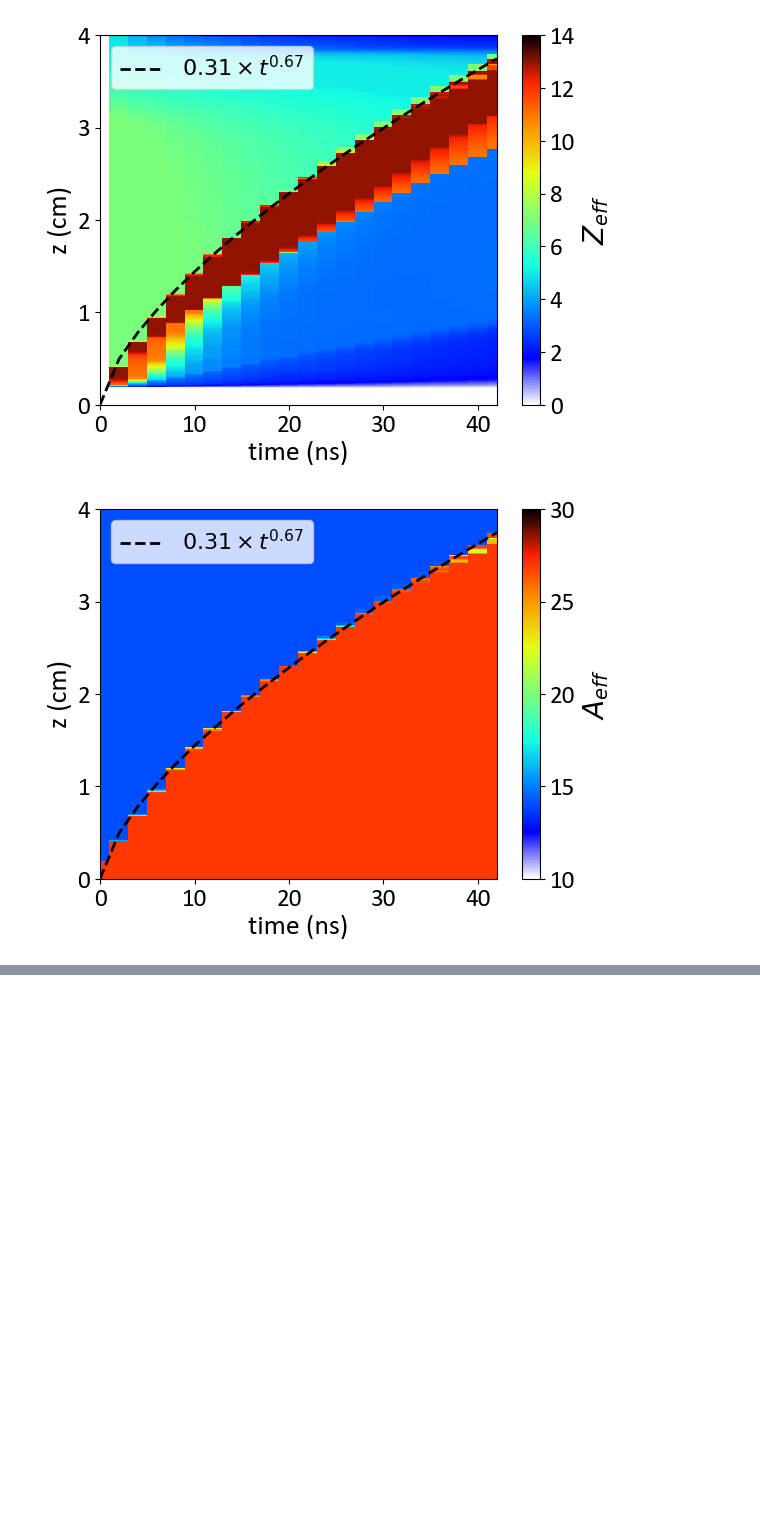
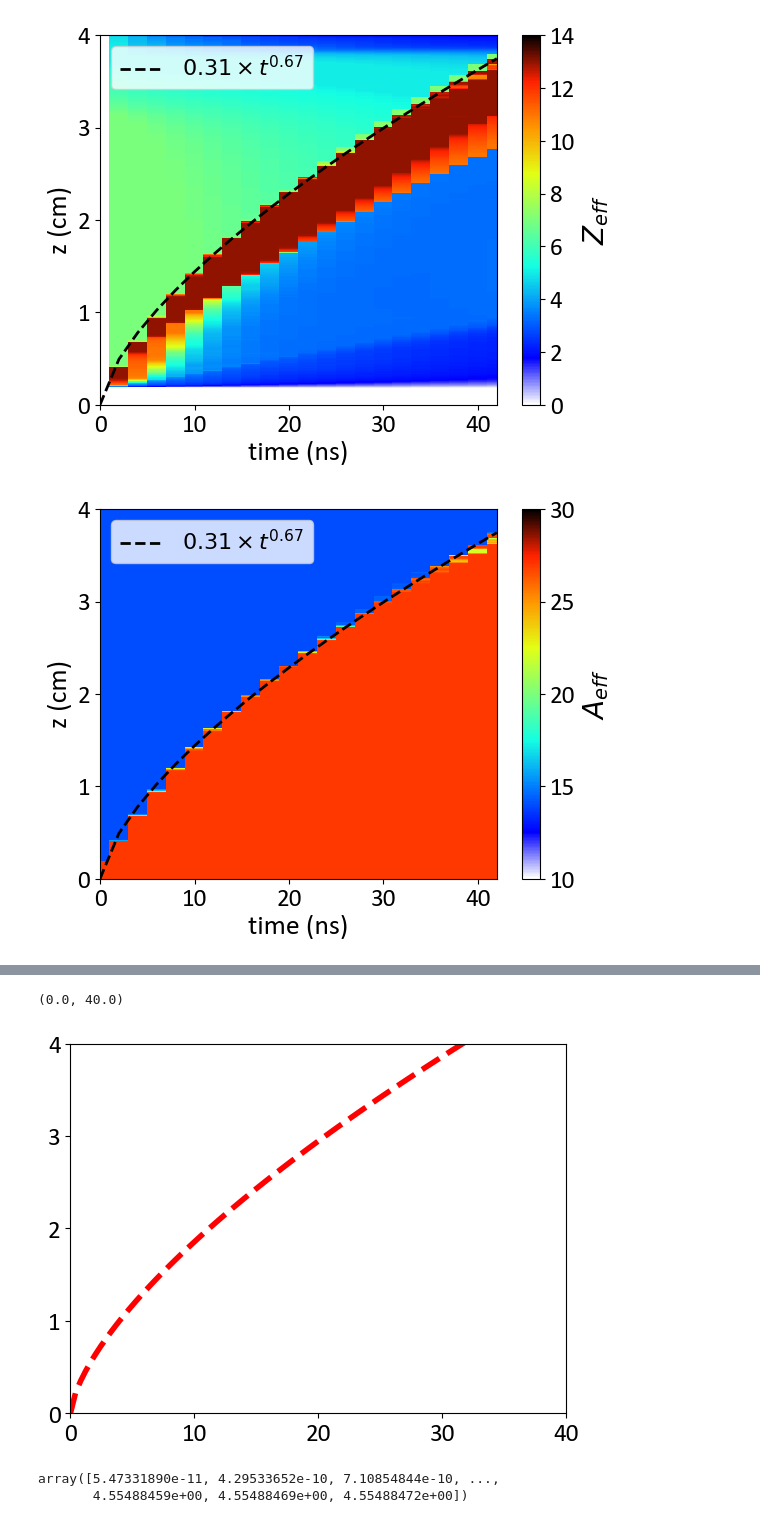
Before and after one commit to weipengyao/scripts, a Jupyter notebook: Gekko_2024_deeper.ipynb, the cells around one changed output, grey strips where cells are left out. Drawn from its saved outputs; the diff is of its cells as text; code cells hidden in the pictures; blank space fills up the shorter version.

```diff
--- a/Gekko_2024_deeper.ipynb
+++ b/Gekko_2024_deeper.ipynb
@@ -780,2 +786,25 @@ fig.tight_layout()
 # %%
 fig.savefig('/Users/yao/Desktop/Energy_budget.png',dpi=600)
+# %%
+zz = np.linspace(0, 4, 100) # in z axis, 4 cm
+time = np.linspace(0, 40, 100) # here we have 42 ns in the 21st time step
+
+aa = 0.4
+bb = 2./3.
+ana = aa*time**(bb)
+plt.plot(time, ana, 'r--',
+         lw=4,
+         label=fr'${aa}\times t^{{{bb:.2f}}}$')
+plt.ylim(0, 4)
+plt.xlim(0, 40)
+# plt.legend(loc='upper left', fontsize=16)
+
+# plt.savefig('/Users/yao/Desktop/ne_time_slicez2.png', dpi=600, bbox_inches='tight')
+# %% [output]
+(0.0, 40.0)
+[figure, added]
+# %%
+energy_abs_erg_s[1]*1e-7/1e3
+# %% [output]
+array([5.47331890e-11, 4.29533652e-10, 7.10854844e-10, ...,
+       4.55488459e+00, 4.55488469e+00, 4.55488472e+00])
```
Also changed, not shown: parts of 5 cells of this notebook, 3 other files.
